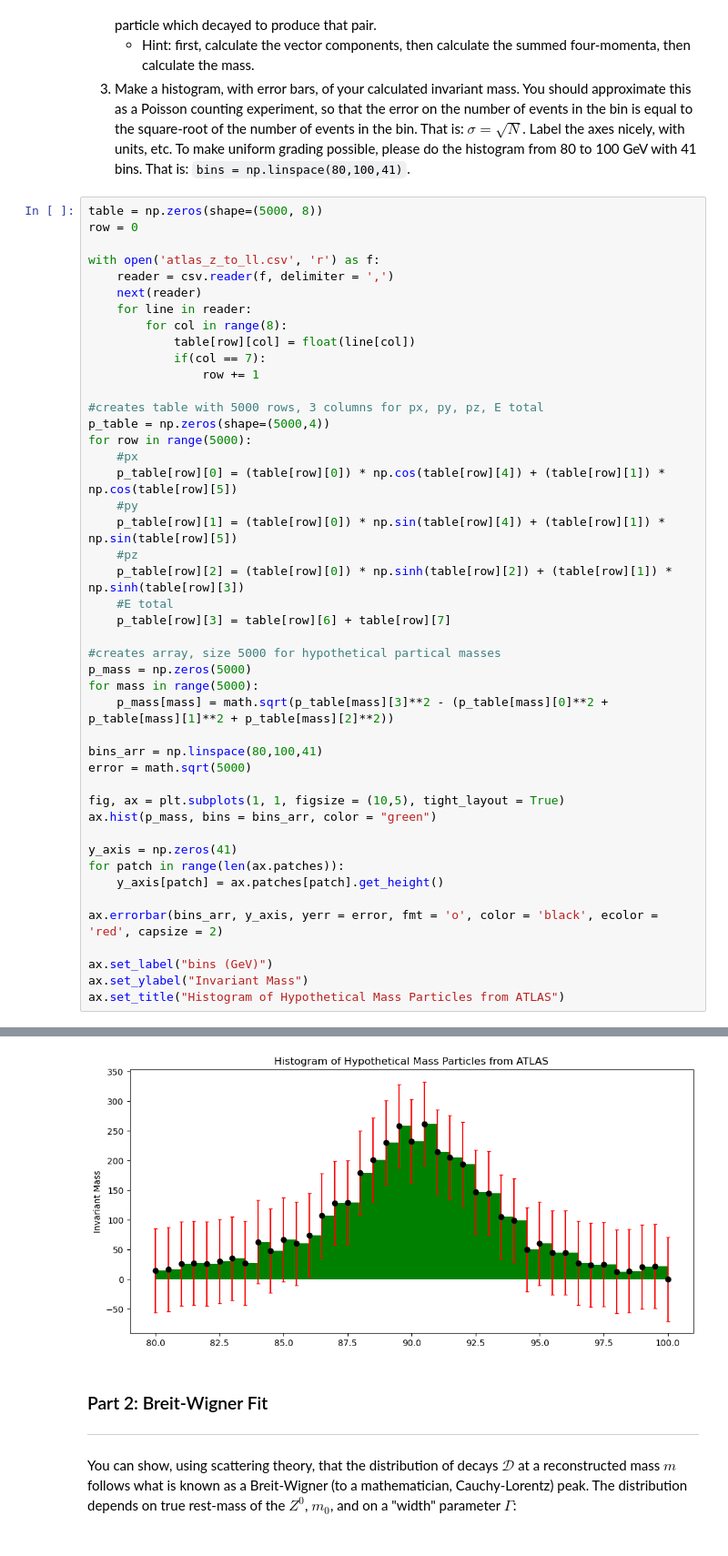
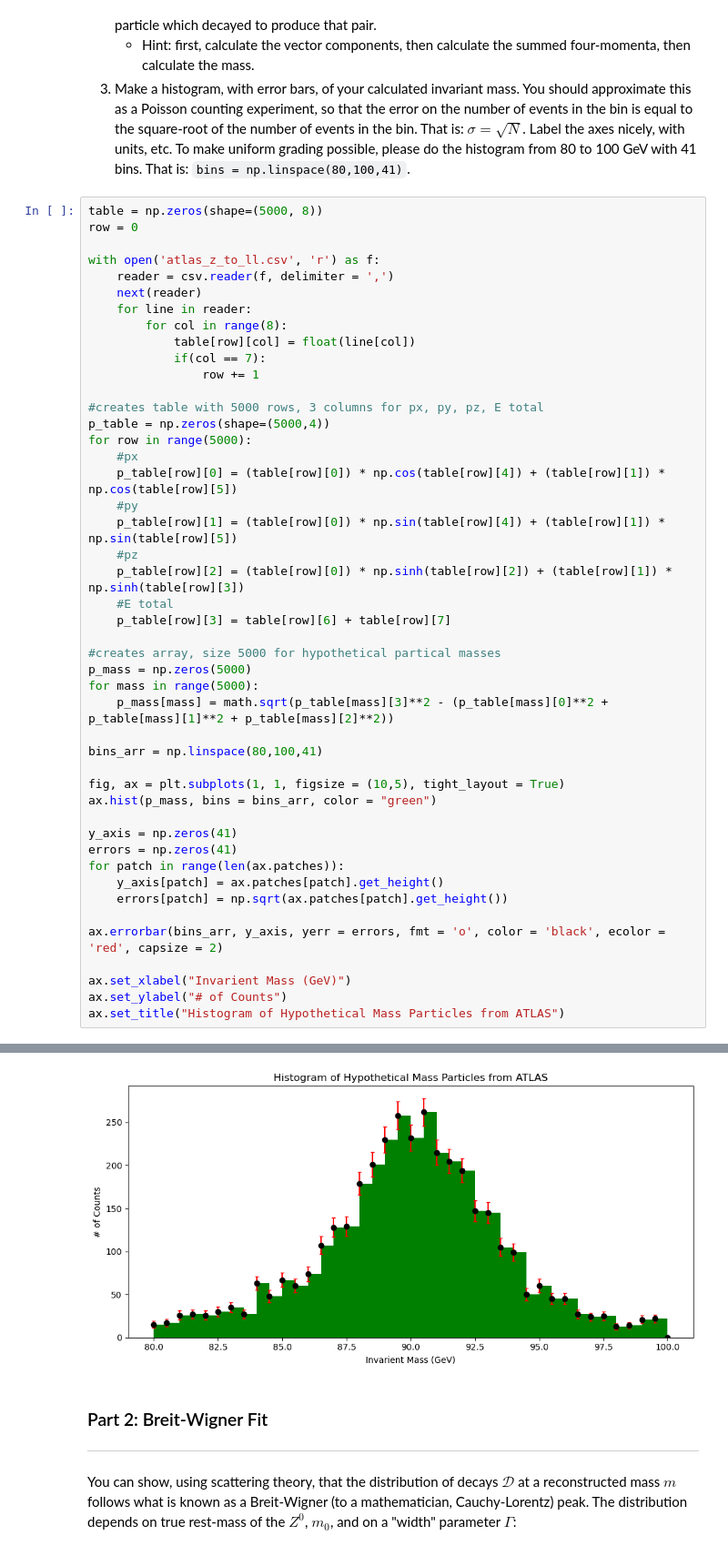
Before and after one commit to TanviSripathi/PHYS265-spring26, a Jupyter notebook: Lab2/lab2.ipynb, the cells around one changed output, grey strips where cells are left out. Shown at 91% size. Drawn from its saved outputs; the diff is of its cells as text.

```diff
--- a/Lab2/lab2.ipynb
+++ b/Lab2/lab2.ipynb
@@ -135,18 +149,19 @@ for mass in range(5000):
     p_mass[mass] = math.sqrt(p_table[mass][3]**2 - (p_table[mass][0]**2 + p_table[mass][1]**2 + p_table[mass][2]**2))
 
 bins_arr = np.linspace(80,100,41)
-error = math.sqrt(5000)
 
 fig, ax = plt.subplots(1, 1, figsize = (10,5), tight_layout = True)
 ax.hist(p_mass, bins = bins_arr, color = "green")
 
 y_axis = np.zeros(41)
+errors = np.zeros(41)
 for patch in range(len(ax.patches)):
     y_axis[patch] = ax.patches[patch].get_height()
+    errors[patch] = np.sqrt(ax.patches[patch].get_height())
 
-ax.errorbar(bins_arr, y_axis, yerr = error, fmt = 'o', color = 'black', ecolor = 'red', capsize = 2)
+ax.errorbar(bins_arr, y_axis, yerr = errors, fmt = 'o', color = 'black', ecolor = 'red', capsize = 2)
 
-ax.set_label("bins (GeV)")
-ax.set_ylabel("Invariant Mass")
+ax.set_xlabel("Invarient Mass (GeV)")
+ax.set_ylabel("# of Counts")
 ax.set_title("Histogram of Hypothetical Mass Particles from ATLAS")
 # %% [output]
@@ -154,4 +176,4 @@ Text(0.5, 1.0, 'Histogram of Hypothetical Mass Particles from ATLAS')
-[figure, old version]
+[figure, new version]
 # %% [markdown]
 ### Part 2: Breit-Wigner Fit
 ------
```
Also changed, not shown: parts of 4 cells of this notebook.
